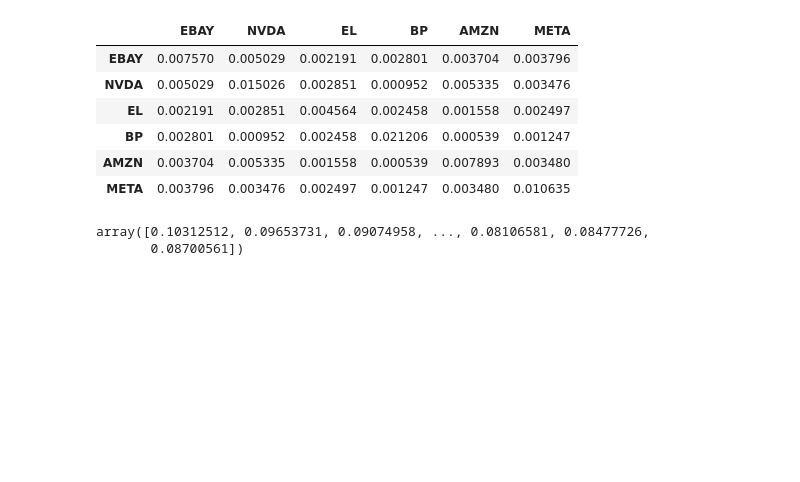
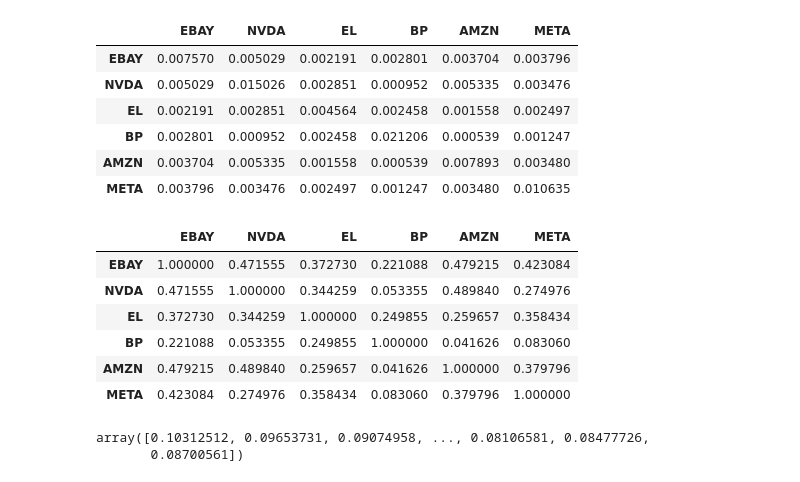
Before and after one commit to xwj0109/PTCW, a Jupyter notebook: MCrisk.ipynb, the cells around one changed output. Cells and saved outputs as stored; diff of their text form; code cells hidden in the pictures; blank space fills up the shorter version.

```diff
--- a/MCrisk.ipynb
+++ b/MCrisk.ipynb
@@ -78,6 +78,17 @@ VarCov_Mat
 | BP | 0.002801 | 0.000952 | 0.002458 | 0.021206 | 0.000539 | 0.001247 |
 | AMZN | 0.003704 | 0.005335 | 0.001558 | 0.000539 | 0.007893 | 0.003480 |
 | META | 0.003796 | 0.003476 | 0.002497 | 0.001247 | 0.003480 | 0.010635 |
+# %%
+CorrMat = returns.corr()
+CorrMat
+# %% [output]
+|  | EBAY | NVDA | EL | BP | AMZN | META |
+| EBAY | 1.000000 | 0.471555 | 0.372730 | 0.221088 | 0.479215 | 0.423084 |
+| NVDA | 0.471555 | 1.000000 | 0.344259 | 0.053355 | 0.489840 | 0.274976 |
+| EL | 0.372730 | 0.344259 | 1.000000 | 0.249855 | 0.259657 | 0.358434 |
+| BP | 0.221088 | 0.053355 | 0.249855 | 1.000000 | 0.041626 | 0.083060 |
+| AMZN | 0.479215 | 0.489840 | 0.259657 | 0.041626 | 1.000000 | 0.379796 |
+| META | 0.423084 | 0.274976 | 0.358434 | 0.083060 | 0.379796 | 1.000000 |
 # %%
 import numpy as np
 from itertools import combinations, permutations, product
```
